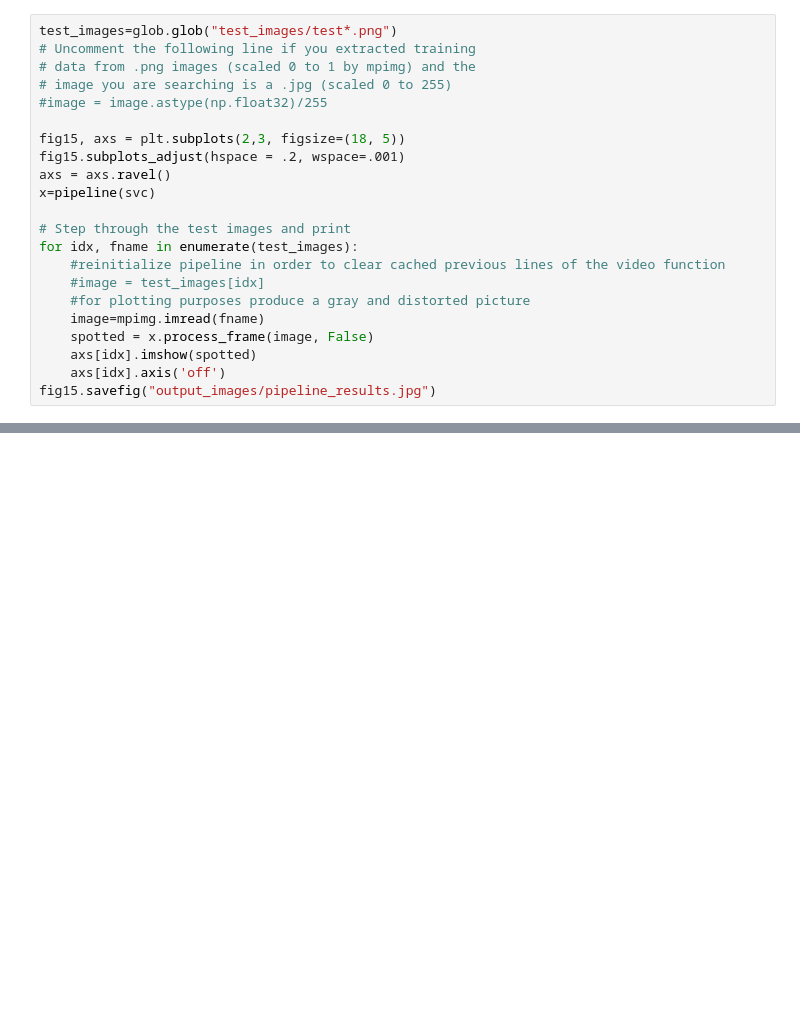
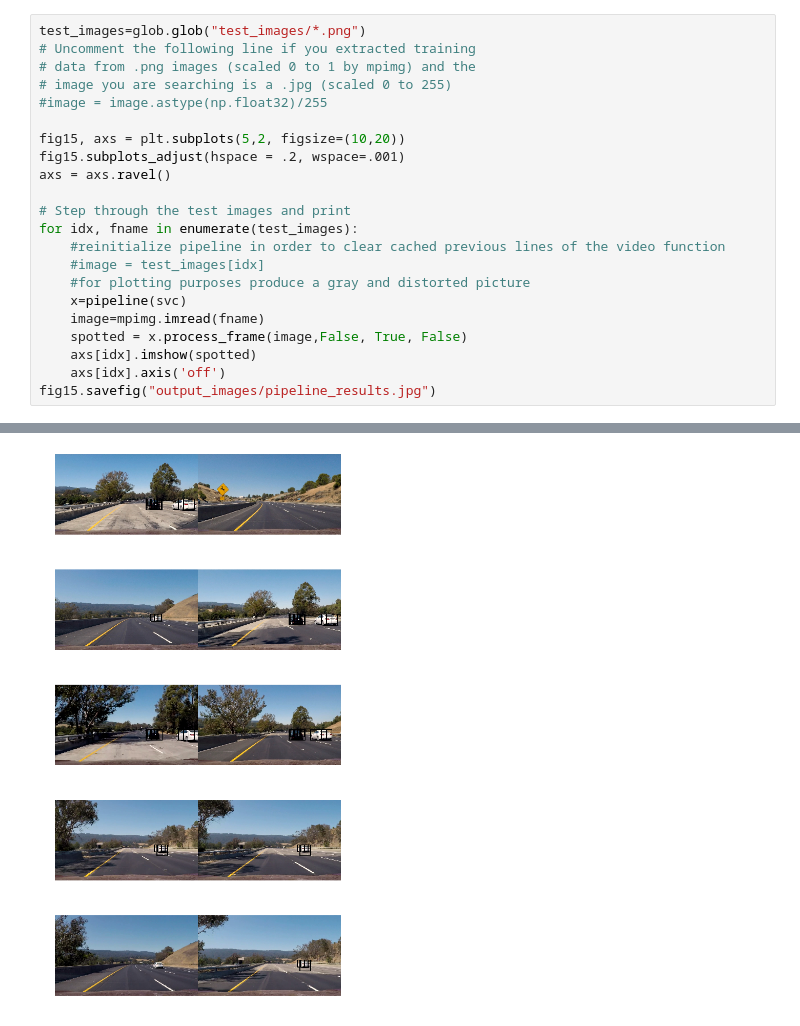
Before and after one commit to jensakut/CarND-Vehicle-Detection, a Jupyter notebook: Vehicle_Detection_project.ipynb, the cells around one changed output, grey strips where cells are left out. Drawn from its saved outputs; the diff is of its cells as text; blank space fills up the shorter version.

```diff
--- a/Vehicle_Detection_project.ipynb
+++ b/Vehicle_Detection_project.ipynb
@@ -529,22 +561,23 @@ plt.imshow(spotted)
 # %%
-test_images=glob.glob("test_images/test*.png")
+test_images=glob.glob("test_images/*.png")
 # Uncomment the following line if you extracted training
 # data from .png images (scaled 0 to 1 by mpimg) and the
 # image you are searching is a .jpg (scaled 0 to 255)
 #image = image.astype(np.float32)/255
 
-fig15, axs = plt.subplots(2,3, figsize=(18, 5))
+fig15, axs = plt.subplots(5,2, figsize=(10,20))
 fig15.subplots_adjust(hspace = .2, wspace=.001)
 axs = axs.ravel()
-x=pipeline(svc)
 
 # Step through the test images and print
 for idx, fname in enumerate(test_images):
     #reinitialize pipeline in order to clear cached previous lines of the video function
     #image = test_images[idx]
     #for plotting purposes produce a gray and distorted picture
+    x=pipeline(svc)
     image=mpimg.imread(fname)
-    spotted = x.process_frame(image, False)
+    spotted = x.process_frame(image,False, True, False)
     axs[idx].imshow(spotted)
     axs[idx].axis('off')
 fig15.savefig("output_images/pipeline_results.jpg")
+# %% [output]
@@ -551,3 +601,4 @@ fig15.savefig("output_images/pipeline_results.jpg")
+[figure, added]
 # %%
 from moviepy.editor import VideoFileClip
 from IPython.display import HTML
```
Also changed, not shown: parts of 11 cells of this notebook, 41 other files.
